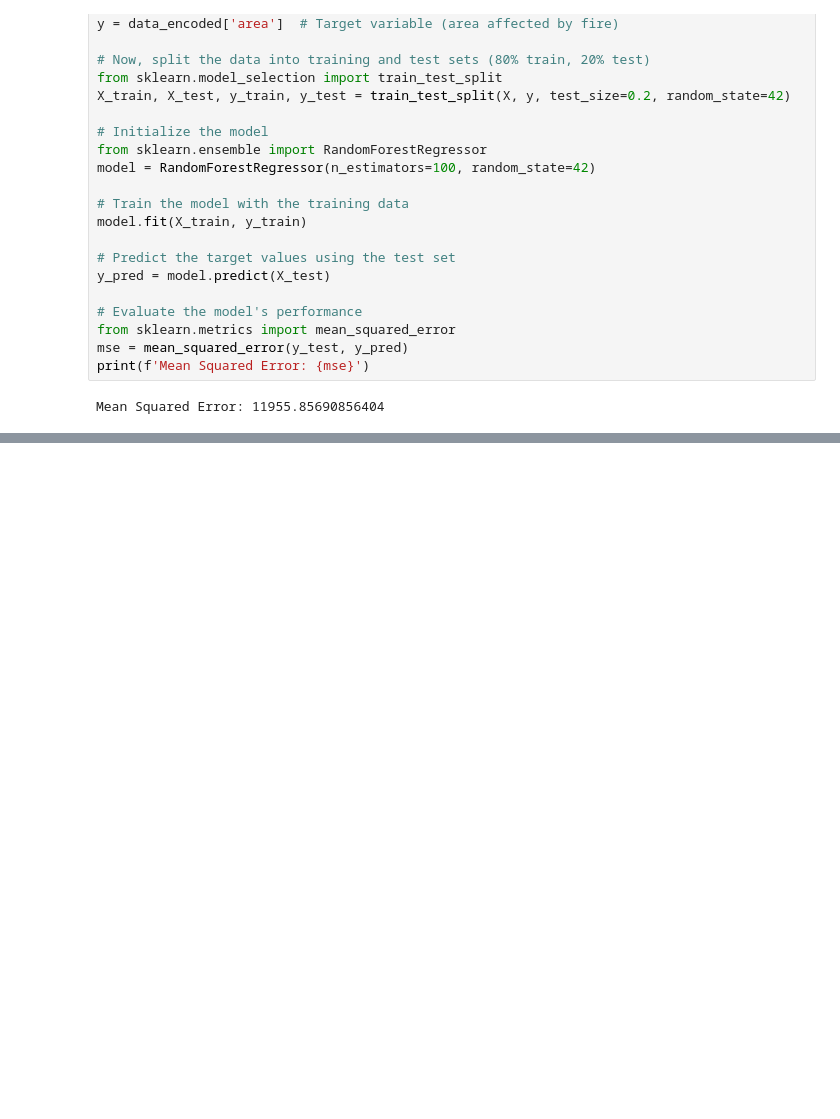
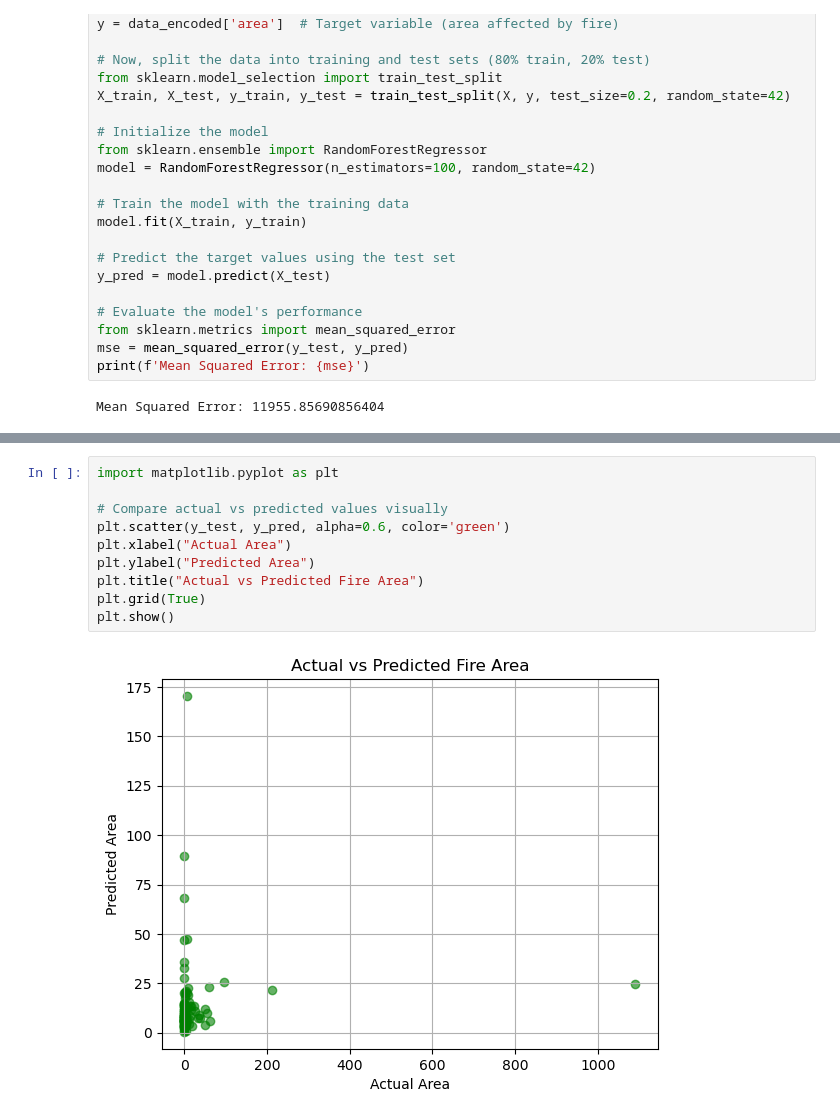
Before and after one commit to Akshitak5911/forest-fire-prediction-dashboard, a Jupyter notebook: forest_fire_analysis.ipynb, the cells around one changed output, grey strips where cells are left out. Drawn from its saved outputs; the diff is of its cells as text; blank space fills up the shorter version.

```diff
--- a/forest_fire_analysis.ipynb
+++ b/forest_fire_analysis.ipynb
@@ -128,0 +170,12 @@ Mean Squared Error: 11955.85690856404
+# %%
+import matplotlib.pyplot as plt
+
+# Compare actual vs predicted values visually
+plt.scatter(y_test, y_pred, alpha=0.6, color='green')
+plt.xlabel("Actual Area")
+plt.ylabel("Predicted Area")
+plt.title("Actual vs Predicted Fire Area")
+plt.grid(True)
+plt.show()
+# %% [output]
+[figure, added]
```
Also changed, not shown: parts of 11 cells of this notebook, 1 other file.
